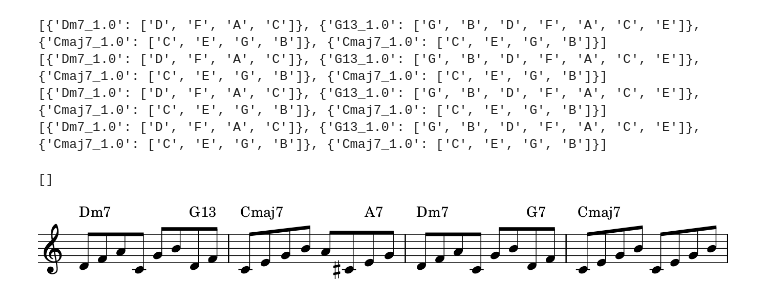
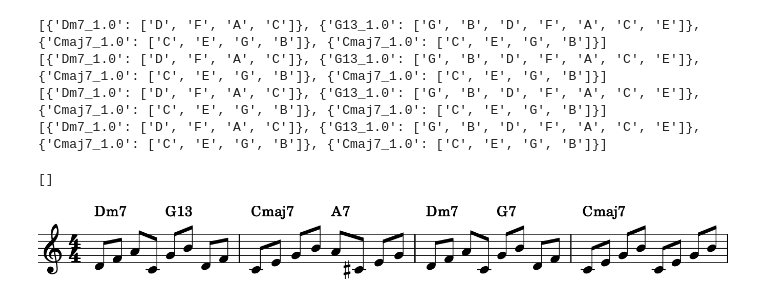
Before and after one commit to cwrightlibrary/JazzEtudeGenerator, a Jupyter notebook: main.ipynb, the cells around one changed output. Cells and saved outputs as stored; diff of their text form; code cells hidden in the pictures.

```diff
--- a/main.ipynb
+++ b/main.ipynb
@@ -726,32 +726,35 @@ for measure_idx, chord_list in enumerate(chord_strs):
         chord_obj: music21.harmony.ChordSymbol = music21.harmony.ChordSymbol(chord_str)
         chord_tones: list[str] = [f"{p.name}_0.5" for p in chord_obj.pitches]
         chord_tones = chord_tones[:4]
 
         measure_notes.extend(chord_tones)
         if len(chord_list) == 1:
             measure_notes.extend(chord_tones)
     improv_notes.append(measure_notes)
 
 s = music21.stream.Score()
 p = music21.stream.Part()
 
 for m_idx, m_notes in enumerate(improv_notes):
     cs = chord_strs[m_idx]
     m = music21.stream.Measure()
+    if m_idx == 0:
+        m.insert(0.0, music21.key.KeySignature(0))
+        m.insert(0.0, music21.meter.TimeSignature("4/4"))
     for n_idx, ns in enumerate(m_notes):
         n = music21.note.Note(ns.split("_")[0], quarterLength=float(ns.split("_")[1]))
         m.append(n)
     if len(cs) == 1:
         c = music21.harmony.ChordSymbol(cs[0])
         m.insert(0.0, c)
     elif len(cs) == 2:
         c1 = music21.harmony.ChordSymbol(cs[0])
         c2 = music21.harmony.ChordSymbol(cs[1])
         m.insert(0.0, c1)
-        m.insert(3.0, c2)
+        m.insert(2.0, c2)
     p.append(m)
 s.append(p)
 
 Image(s.write("musicxml.png"))
 # %% [output]
-[figure, old version]
+[figure, new version]
```
Also changed, not shown: parts of 1 cell of this notebook.
